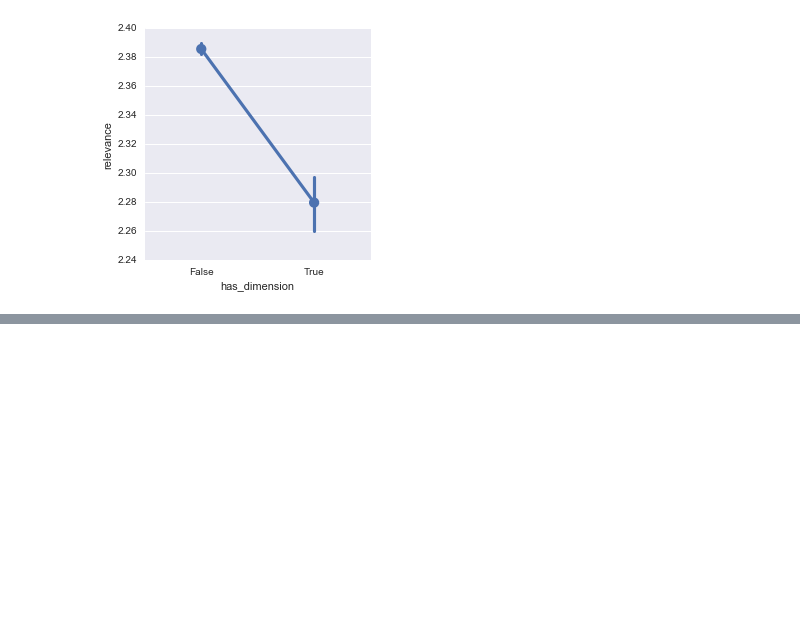
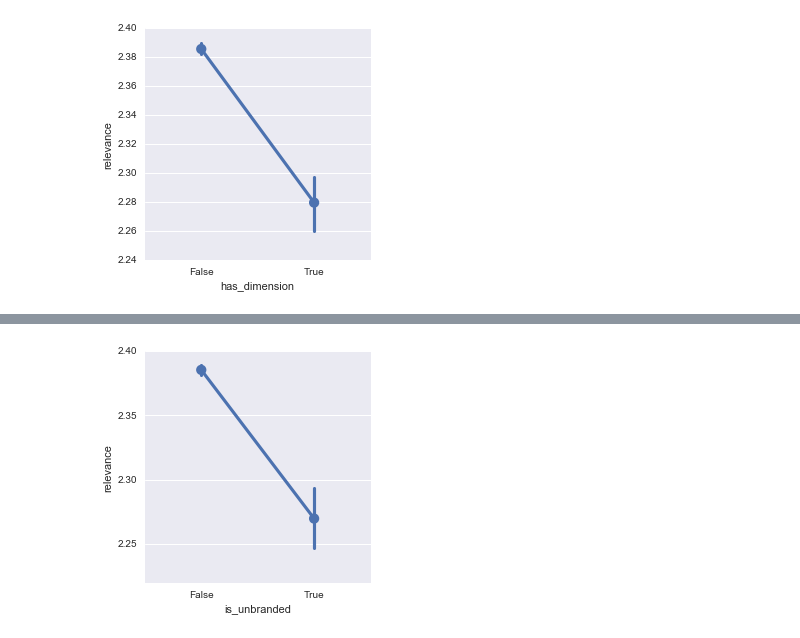
Before and after one commit to numb3r33/Kaggle-Competitions, a Jupyter notebook: Home-Depot/Analysis.ipynb, the cells around one changed output, grey strips where cells are left out. Saved outputs shown, nothing was run; the diff lists cells and outputs as text; code cells hidden in the pictures; blank space fills up the shorter version.

```diff
--- a/Home-Depot/Analysis.ipynb
+++ b/Home-Depot/Analysis.ipynb
@@ -156,0 +177,4 @@ sns.factorplot(x='has_dimension', y='relevance', data=train_with_width);
+# %%
+sns.factorplot(x='is_unbranded', y='relevance', data=train_merged);
+# %% [output]
+[figure, added]
```
Also changed, not shown: parts of 12 cells of this notebook, 1 other file.
